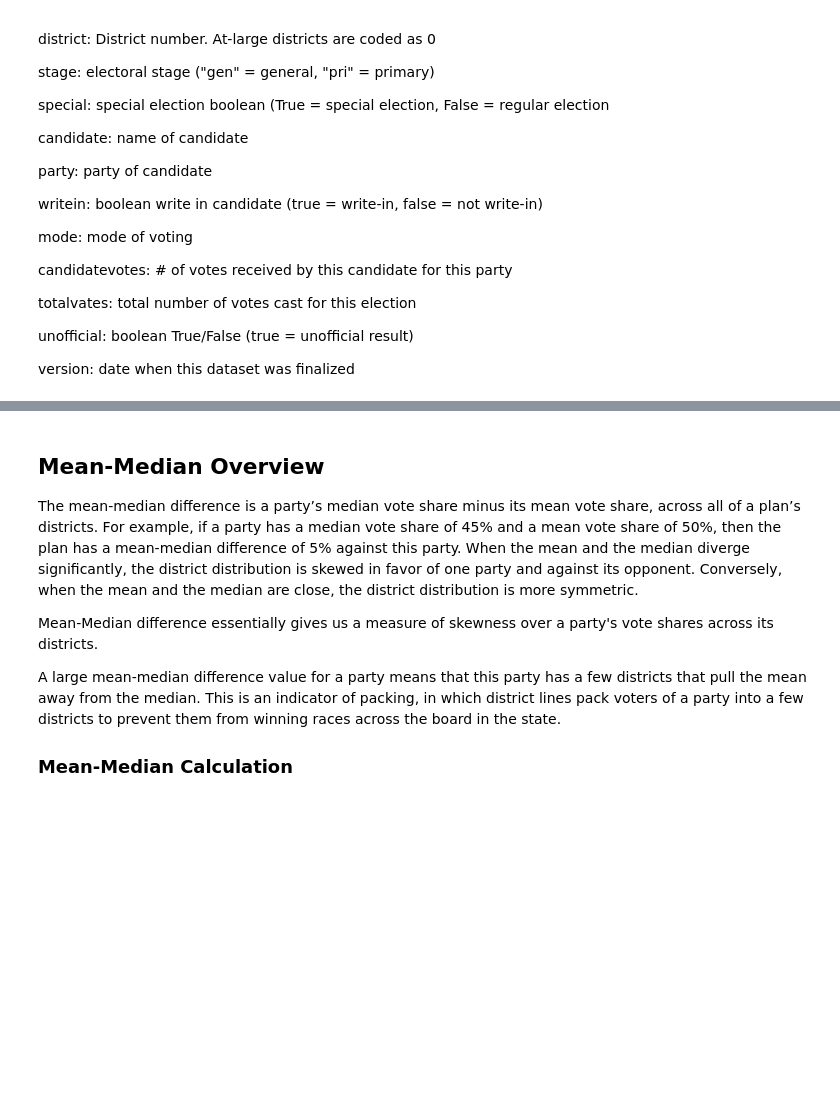
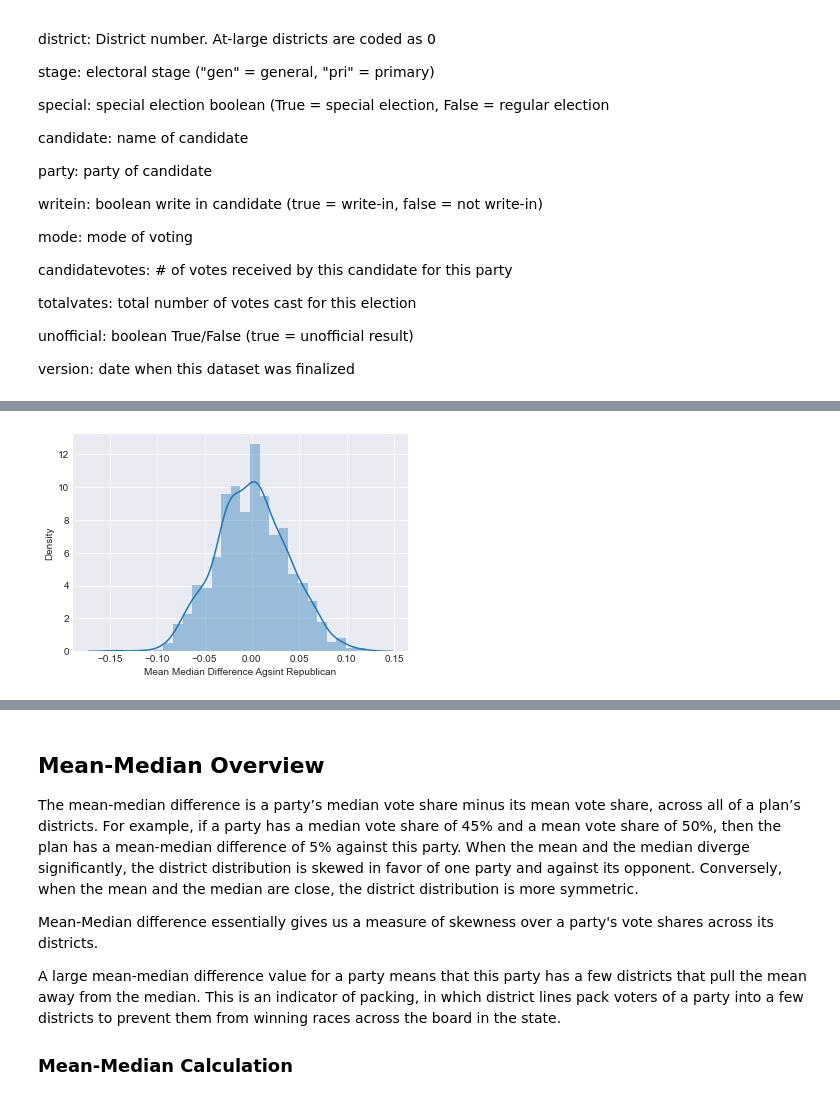
Before and after one commit to dpalencia/cs541g3, a Jupyter notebook: Notebooks/Data Understanding/District Vote Counts - Gerrymandering Analysis.ipynb, the cells around one changed output, grey strips where cells are left out. Drawn from its saved outputs; the diff is of its cells as text; code cells hidden in the pictures; blank space fills up the shorter version.

```diff
--- a/Notebooks/Data Understanding/District Vote Counts - Gerrymandering Analysis.ipynb
+++ b/Notebooks/Data Understanding/District Vote Counts - Gerrymandering Analysis.ipynb
@@ -408,0 +364,4 @@ Connecticut, Massachussetts, New Jersey, Oregon
+# %%
+_ = sns.distplot(mm_diff_against_rep, axlabel="Mean Median Difference Agsint Republican")
+# %% [output]
+[figure, added]
```
Also changed, not shown: parts of 55 cells of this notebook.
